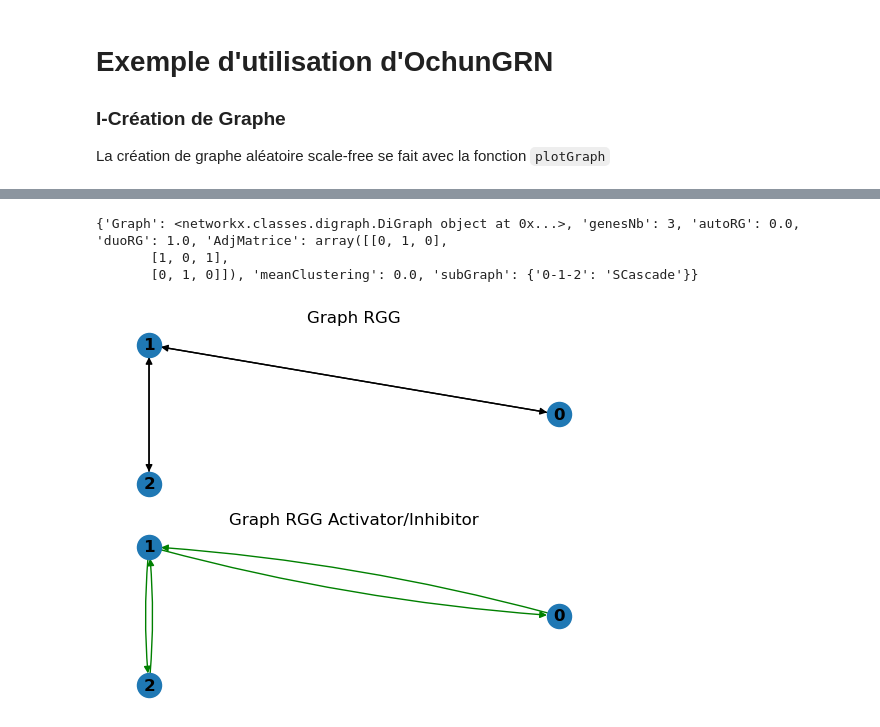
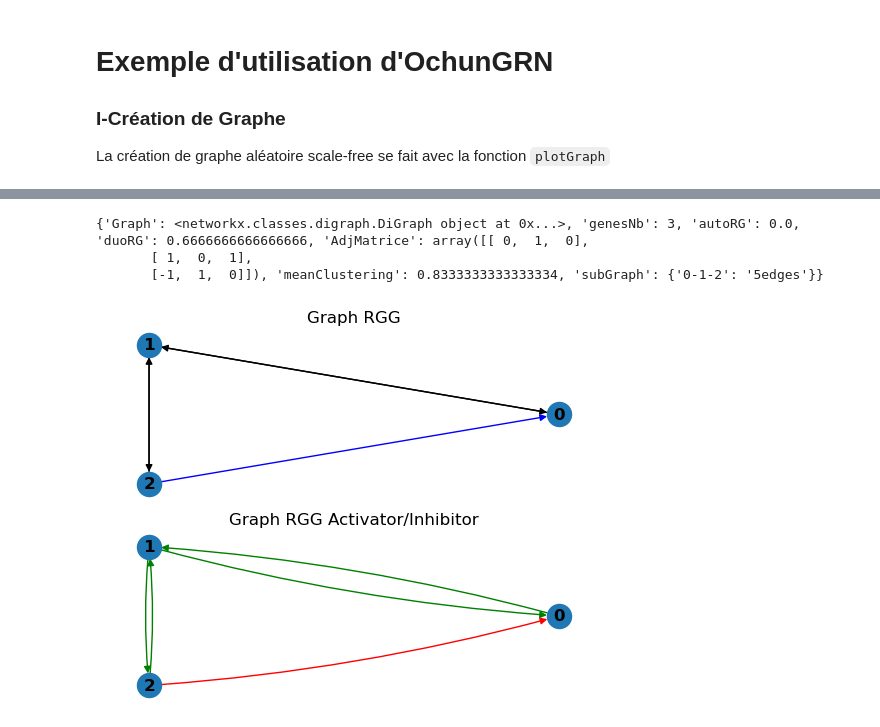
Before and after one commit to castlechild/GRNSimulation, a Jupyter notebook: exemple.ipynb, the cells around one changed output, grey strips where cells are left out. Drawn from its saved outputs; the diff is of its cells as text; code cells hidden in the pictures.

```diff
--- a/exemple.ipynb
+++ b/exemple.ipynb
@@ -26,12 +26,12 @@ oGRN.plotSim(test,"test.png")
 # %%
 AdjMatrice = np.array([[0, 1, 0],
                        [1, 0, 1],
-                       [0, 1, 0]])
+                       [-1, 1, 0]])
 test2 = oGRN.GrnFromAdj(AdjMatrice)
 print(test2)
 oGRN.plotGraph(test2, True)
 # %% [output]
-{'Graph': <networkx.classes.digraph.DiGraph object at 0x...>, 'genesNb': 3, 'autoRG': 0.0, 'duoRG': 1.0, 'AdjMatrice': array([[0, 1, 0],
-       [1, 0, 1],
-       [0, 1, 0]]), 'meanClustering': 0.0, 'subGraph': {'0-1-2': 'SCascade'}}
+{'Graph': <networkx.classes.digraph.DiGraph object at 0x...>, 'genesNb': 3, 'autoRG': 0.0, 'duoRG': 0.6666666666666666, 'AdjMatrice': array([[ 0,  1,  0],
+       [ 1,  0,  1],
+       [-1,  1,  0]]), 'meanClustering': 0.8333333333333334, 'subGraph': {'0-1-2': '5edges'}}
-[figure, old version]
+[figure, new version]
```
Also changed, not shown: parts of 3 cells of this notebook, 8 other files.
